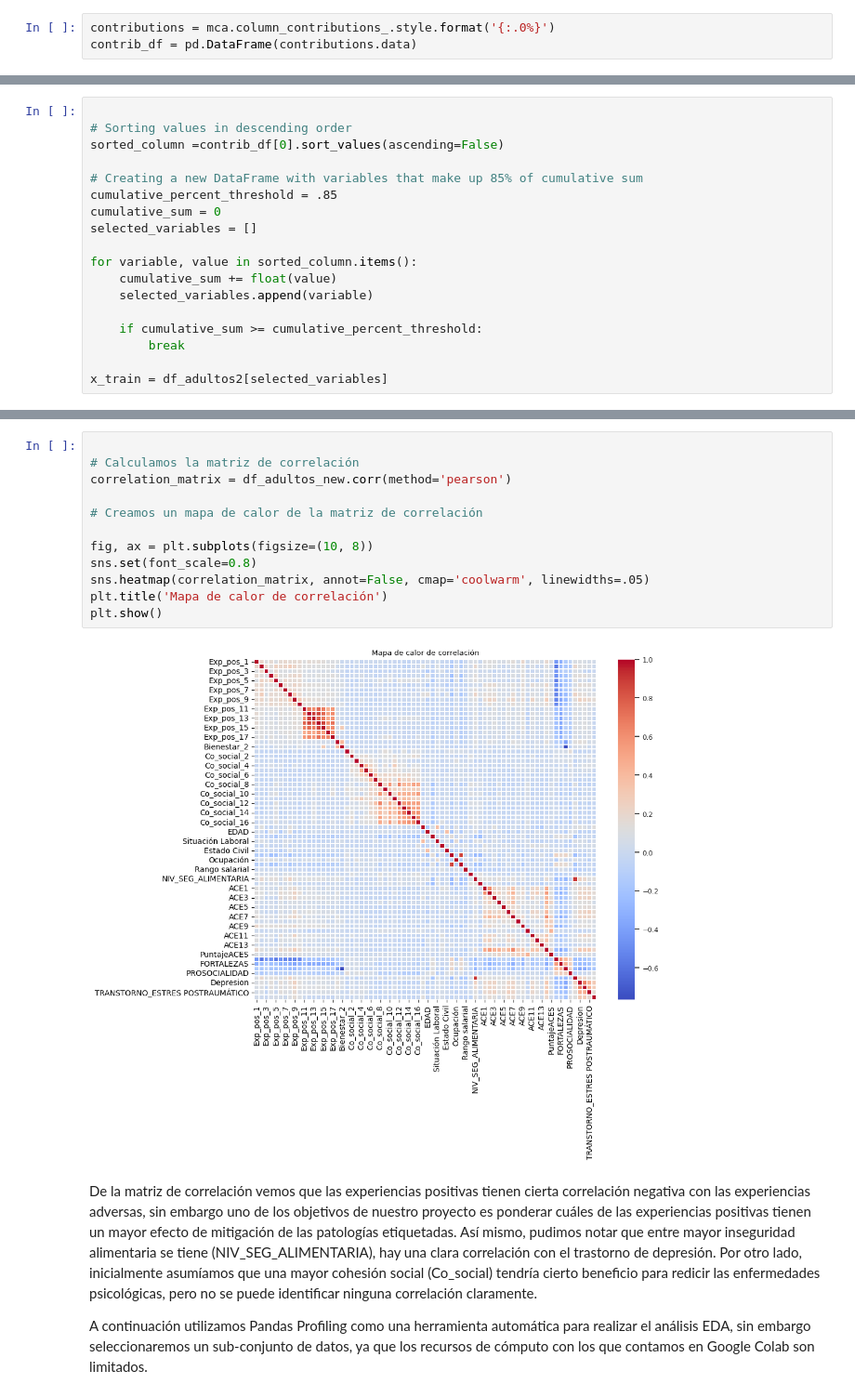
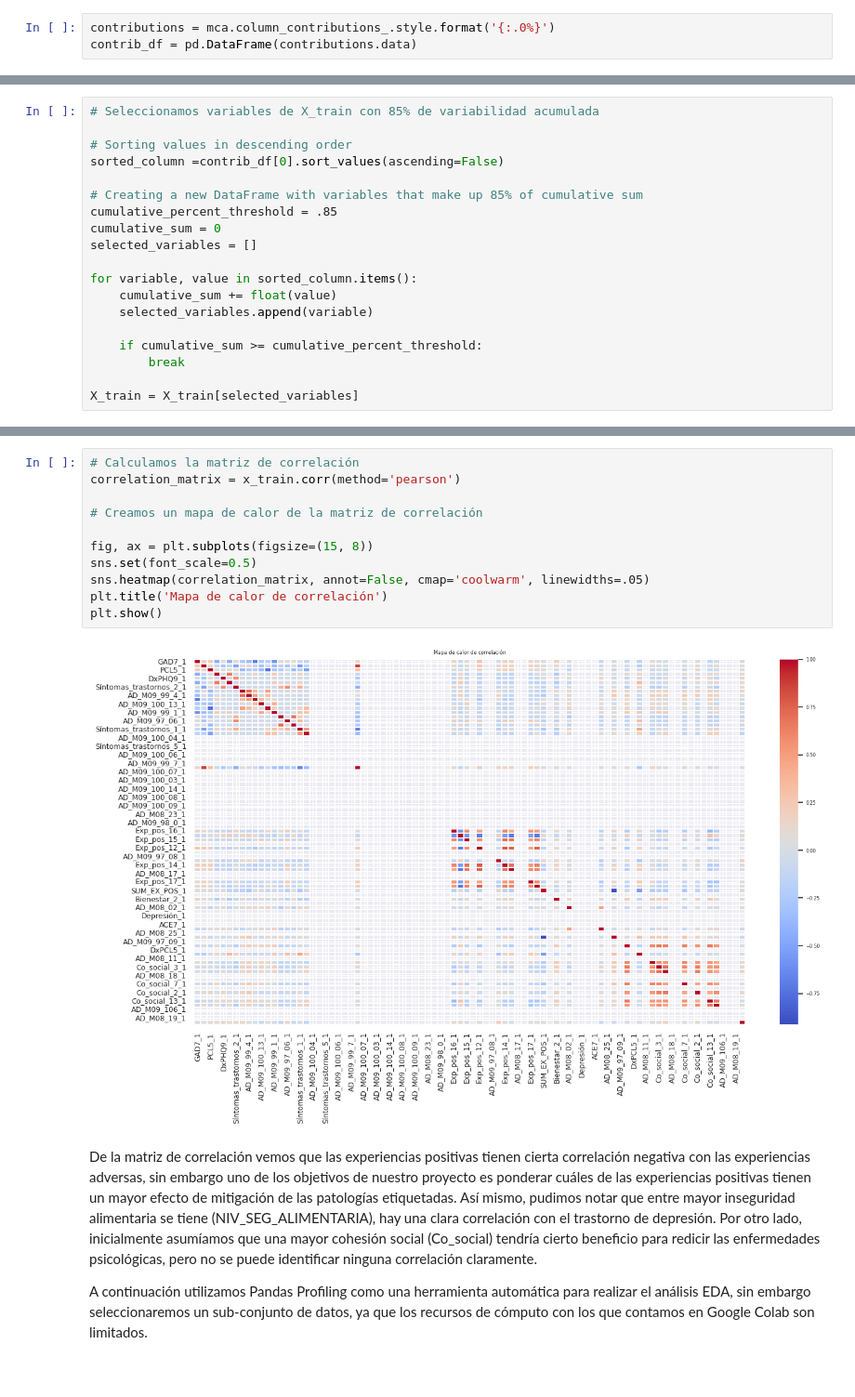
Before and after one commit to danielav081596/Proyecto_Integrador_Equipo5, a Jupyter notebook: Avance2_Equipo.ipynb, the cells around one changed output, grey strips where cells are left out. Shown at 93% size. Drawn from its saved outputs; the diff is of its cells as text; blank space fills up the shorter version.

```diff
--- a/Avance2_Equipo.ipynb
+++ b/Avance2_Equipo.ipynb
@@ -375,4 +420,5 @@ contrib_df = pd.DataFrame(contributions.data)
 # %%
+# Seleccionamos variables de X_train con 85% de variabilidad acumulada
 
 # Sorting values in descending order
 sorted_column =contrib_df[0].sort_values(ascending=False)
@@ -389,5 +435,5 @@ for variable, value in sorted_column.items():
     if cumulative_sum >= cumulative_percent_threshold:
         break
 
-x_train = df_adultos2[selected_variables]
+X_train = X_train[selected_variables]
 # %%
@@ -491,17 +466,16 @@ memory usage: 866.0 KB
 # %%
-
 # Calculamos la matriz de correlación
-correlation_matrix = df_adultos_new.corr(method='pearson')
+correlation_matrix = x_train.corr(method='pearson')
 
 # Creamos un mapa de calor de la matriz de correlación
 
-fig, ax = plt.subplots(figsize=(10, 8))
-sns.set(font_scale=0.8)
+fig, ax = plt.subplots(figsize=(15, 8))
+sns.set(font_scale=0.5)
 sns.heatmap(correlation_matrix, annot=False, cmap='coolwarm', linewidths=.05)
 plt.title('Mapa de calor de correlación')
 plt.show()
 # %% [output]
-[figure, old version]
+[figure, new version]
 # %% [markdown]
 De la matriz de correlación vemos que las experiencias positivas tienen cierta correlación negativa con las experiencias adversas, sin embargo uno de los objetivos de nuestro proyecto es ponderar cuáles de las experiencias positivas tienen un mayor efecto de mitigación de las patologías etiquetadas. Así mismo, pudimos notar que entre mayor inseguridad alimentaria se tiene (NIV_SEG_ALIMENTARIA), hay una clara correlación con el trastorno de depresión. Por otro lado, inicialmente asumíamos que una mayor cohesión social (Co_social) tendría cierto beneficio para redicir las enfermedades psicológicas, pero no se puede identificar ninguna correlación claramente.
 
```
Also changed, not shown: parts of 64 cells of this notebook.
